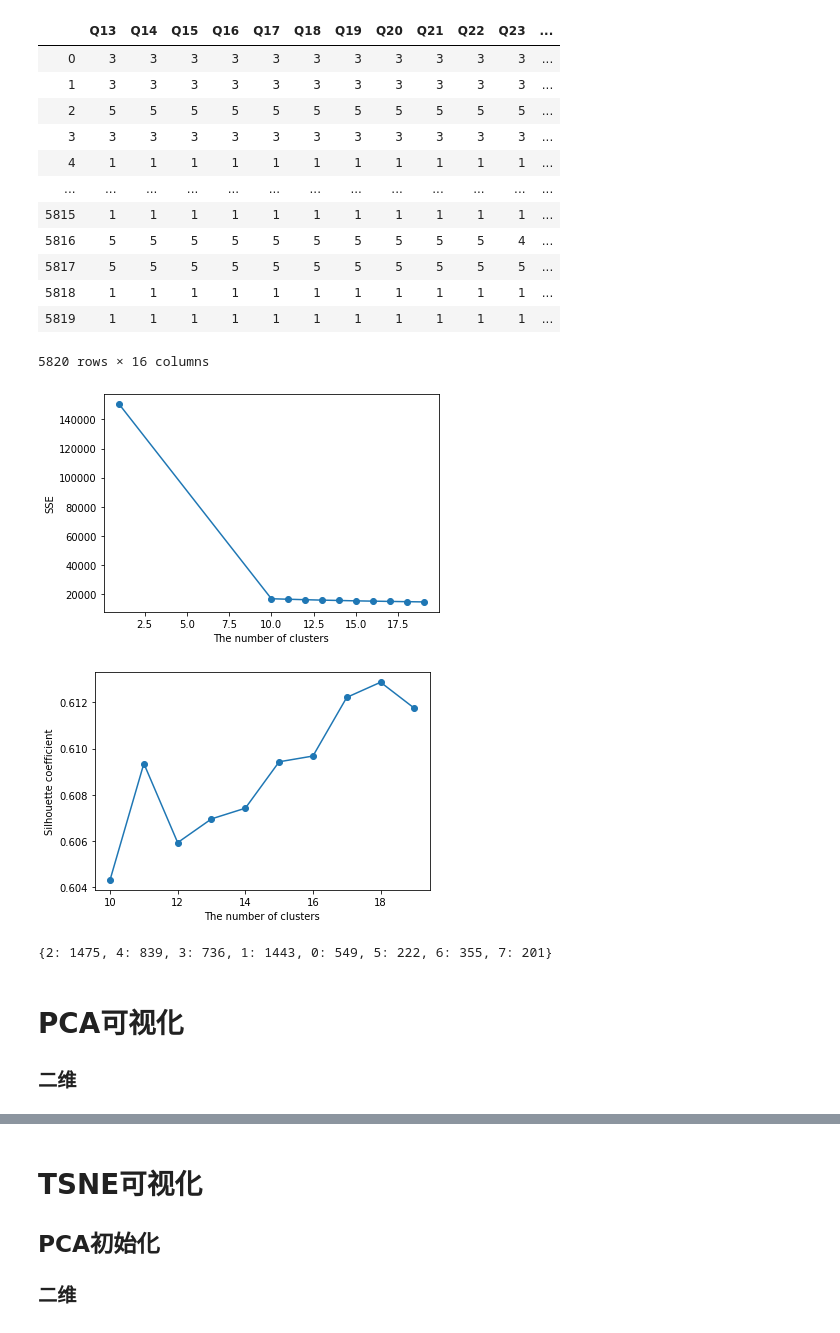
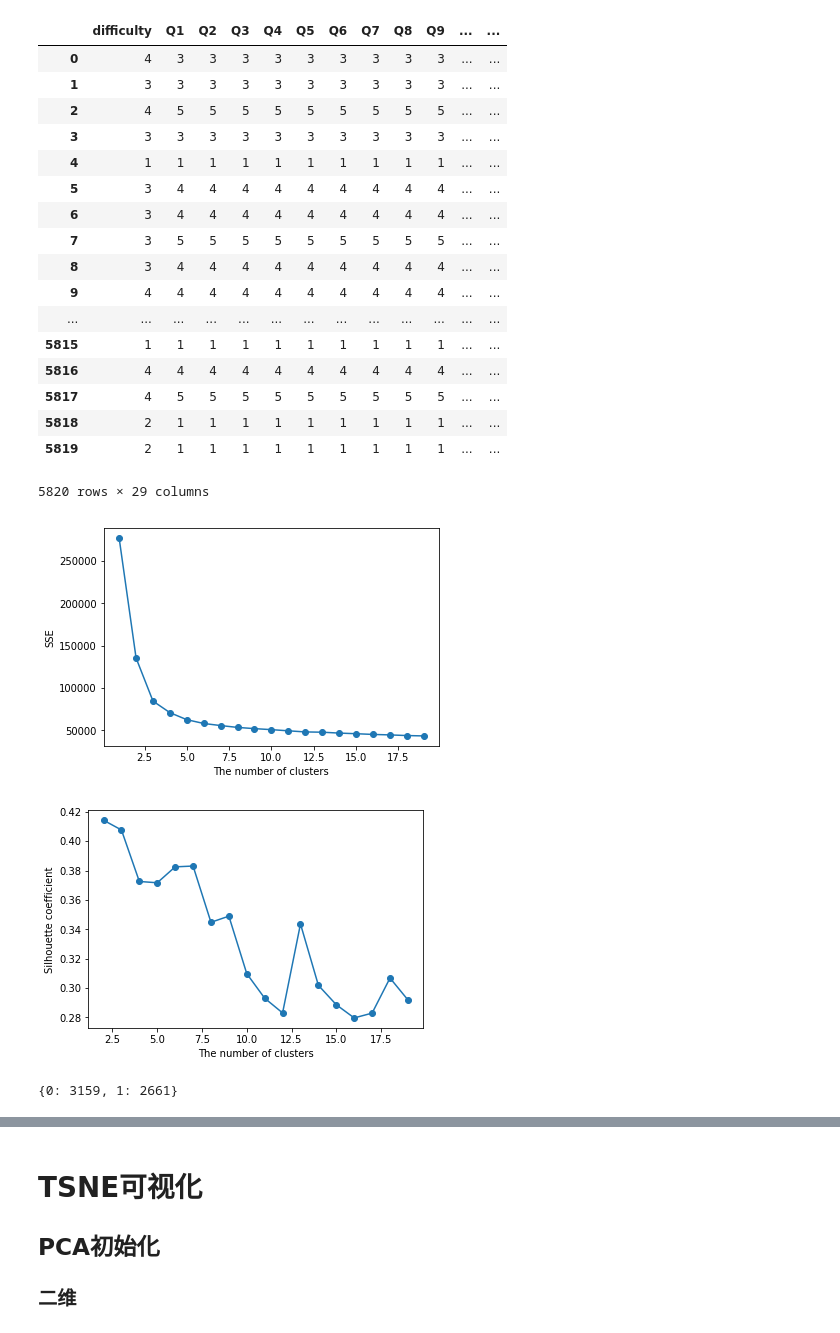
Before and after one commit to Arsener/DataminingHomework, a Jupyter notebook: cluster/kmeans_all.ipynb, the cells around one changed output, grey strips where cells are left out. Drawn from its saved outputs; the diff is of its cells as text; code cells hidden in the pictures.

Commit message:
'kmeans'

```diff
--- a/cluster/test.ipynb
+++ b/cluster/kmeans_all.ipynb
@@ -23,66 +28,68 @@ data
 | 5819 | 3 | 13 | 1 | 1 | 2 | 1 | 1 | 1 | 1 | 1 | ... |
 5820 rows × 33 columns
 # %%
-data_Q = data[['Q' + str(i) for i in range(13, 29)]]
-data_Q
+data = data[['difficulty'] + ['Q' + str(i) for i in range(1, 29)]]
+data
 # %% [output]
-|  | Q13 | Q14 | Q15 | Q16 | Q17 | Q18 | Q19 | Q20 | Q21 | Q22 | Q23 | ... |
-| 0 | 3 | 3 | 3 | 3 | 3 | 3 | 3 | 3 | 3 | 3 | 3 | ... |
-| 1 | 3 | 3 | 3 | 3 | 3 | 3 | 3 | 3 | 3 | 3 | 3 | ... |
-| 2 | 5 | 5 | 5 | 5 | 5 | 5 | 5 | 5 | 5 | 5 | 5 | ... |
-| 3 | 3 | 3 | 3 | 3 | 3 | 3 | 3 | 3 | 3 | 3 | 3 | ... |
-| 4 | 1 | 1 | 1 | 1 | 1 | 1 | 1 | 1 | 1 | 1 | 1 | ... |
+|  | difficulty | Q1 | Q2 | Q3 | Q4 | Q5 | Q6 | Q7 | Q8 | Q9 | ... | ... |
+| 0 | 4 | 3 | 3 | 3 | 3 | 3 | 3 | 3 | 3 | 3 | ... | ... |
+| 1 | 3 | 3 | 3 | 3 | 3 | 3 | 3 | 3 | 3 | 3 | ... | ... |
+| 2 | 4 | 5 | 5 | 5 | 5 | 5 | 5 | 5 | 5 | 5 | ... | ... |
+| 3 | 3 | 3 | 3 | 3 | 3 | 3 | 3 | 3 | 3 | 3 | ... | ... |
+| 4 | 1 | 1 | 1 | 1 | 1 | 1 | 1 | 1 | 1 | 1 | ... | ... |
+| 5 | 3 | 4 | 4 | 4 | 4 | 4 | 4 | 4 | 4 | 4 | ... | ... |
+| 6 | 3 | 4 | 4 | 4 | 4 | 4 | 4 | 4 | 4 | 4 | ... | ... |
+| 7 | 3 | 5 | 5 | 5 | 5 | 5 | 5 | 5 | 5 | 5 | ... | ... |
+| 8 | 3 | 4 | 4 | 4 | 4 | 4 | 4 | 4 | 4 | 4 | ... | ... |
+| 9 | 4 | 4 | 4 | 4 | 4 | 4 | 4 | 4 | 4 | 4 | ... | ... |
 | ... | ... | ... | ... | ... | ... | ... | ... | ... | ... | ... | ... | ... |
-| 5815 | 1 | 1 | 1 | 1 | 1 | 1 | 1 | 1 | 1 | 1 | 1 | ... |
-| 5816 | 5 | 5 | 5 | 5 | 5 | 5 | 5 | 5 | 5 | 5 | 4 | ... |
-| 5817 | 5 | 5 | 5 | 5 | 5 | 5 | 5 | 5 | 5 | 5 | 5 | ... |
-| 5818 | 1 | 1 | 1 | 1 | 1 | 1 | 1 | 1 | 1 | 1 | 1 | ... |
-| 5819 | 1 | 1 | 1 | 1 | 1 | 1 | 1 | 1 | 1 | 1 | 1 | ... |
+| 5815 | 1 | 1 | 1 | 1 | 1 | 1 | 1 | 1 | 1 | 1 | ... | ... |
+| 5816 | 4 | 4 | 4 | 4 | 4 | 4 | 4 | 4 | 4 | 4 | ... | ... |
+| 5817 | 4 | 5 | 5 | 5 | 5 | 5 | 5 | 5 | 5 | 5 | ... | ... |
+| 5818 | 2 | 1 | 1 | 1 | 1 | 1 | 1 | 1 | 1 | 1 | ... | ... |
+| 5819 | 2 | 1 | 1 | 1 | 1 | 1 | 1 | 1 | 1 | 1 | ... | ... |
-5820 rows × 16 columns
+5820 rows × 29 columns
 # %%
 # 记录不同类数的轮廓系数结果
 x_label_silhouette_score = []
 y_label_silhouette_score = []
 from sklearn.cluster import KMeans
 from sklearn.metrics import silhouette_score
 
 
-model = KMeans(n_clusters=1, init='k-means++', n_init=10).fit(data_Q)
+model = KMeans(n_clusters=1, init='k-means++', n_init=10).fit(data)
 # clusterid, error, nfound = kcluster(X, 1, dist='e', method='a', transpose=0)
 x_label_SSE = [1]
 y_label_SSE = [model.inertia_]
-for n_clusters in range(10, 20):
+for n_clusters in range(2, 20):
     # 采用基于余弦相似度的聚类
 
-    model = KMeans(n_clusters=n_clusters, init='k-means++', n_init=10).fit(data_Q)
+    model = KMeans(n_clusters=n_clusters, init='k-means++', n_init=10).fit(data)
     # 计算轮廓系数
-    silhouette_avg = silhouette_score(data_Q, model.labels_, metric='euclidean')
+    silhouette_avg = silhouette_score(data, model.labels_, metric='euclidean')
     x_label_silhouette_score.append(n_clusters)
     y_label_silhouette_score.append(silhouette_avg)
     x_label_SSE.append(n_clusters)
     y_label_SSE.append(model.inertia_)
 
 import matplotlib.pyplot as plt
 plt.plot(x_label_SSE, y_label_SSE, marker="o")
 plt.xlabel("The number of clusters")
 plt.ylabel("SSE")
 plt.show()
 plt.plot(x_label_silhouette_score, y_label_silhouette_score, marker="o")
 plt.xlabel("The number of clusters")
 plt.ylabel("Silhouette coefficient")
 plt.show()
 # %% [output]
-[figure, old version]
+[figure, new version]
-[figure, old version]
+[figure, new version]
 # %%
-model = KMeans(n_clusters=8, init='k-means++', n_init=10).fit(data_Q)
+model = KMeans(n_clusters=2, init='k-means++', n_init=10).fit(data)
 #y_km中保存了聚类的结果
 dict={}
 for key in model.labels_:
     dict[key]=dict.get(key,0)+1
 print(dict)
 # %% [output]
-{2: 1475, 4: 839, 3: 736, 1: 1443, 0: 549, 5: 222, 6: 355, 7: 201}
+{0: 3159, 1: 2661}
-# %% [markdown]
-# PCA可视化
-### 二维
```
Also changed, not shown: parts of 9 cells of this notebook, 2 other files.
